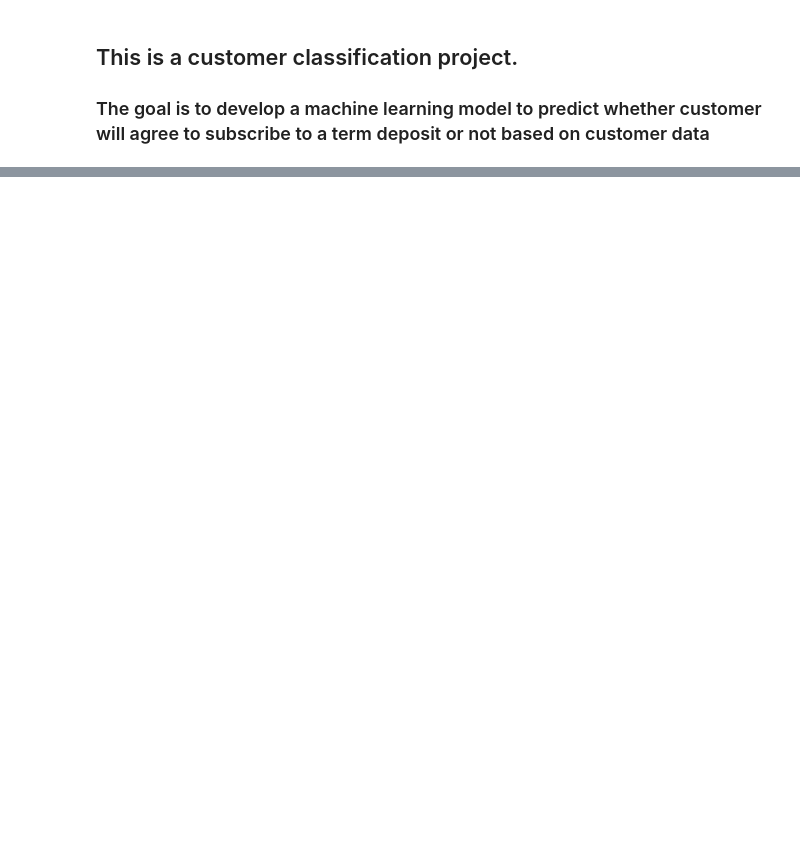
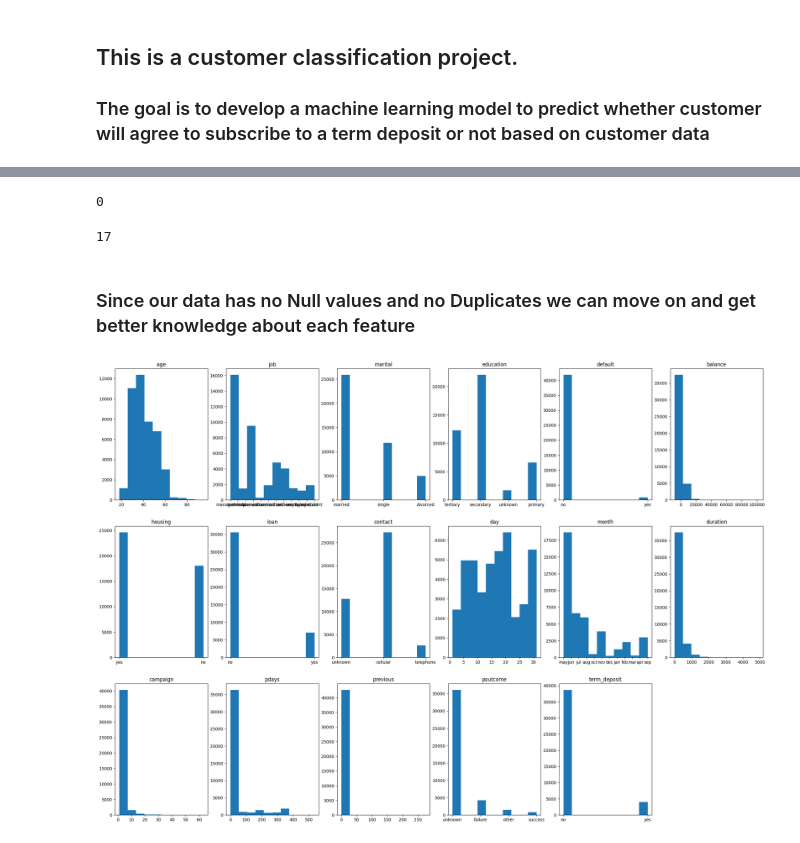
Before and after one commit to AlexGalich/banking_customer_promotion, a Jupyter notebook: Customer_classification.ipynb, the cells around one changed output, grey strips where cells are left out. Cells and saved outputs as stored; diff of their text form; code cells hidden in the pictures; blank space fills up the shorter version.

```diff
--- a/Customer_classification.ipynb
+++ b/Customer_classification.ipynb
@@ -24,0 +6,7 @@ data_shuffled
+# %%
+import pandas as pd
+import matplotlib.pyplot as plt
+import numpy as np
+# Loading the dataset
+data = pd.read_csv('BankCustomerData.csv')
+data
@@ -24,0 +82,32 @@ data_shuffled
+# %%
+# Check for duplicates
+data.duplicated().sum()
+# %% [output]
+0
+# %%
+len(data.columns)
+# %% [output]
+17
+# %% [markdown]
+### Since our data has no Null values and no Duplicates we can move on and get better knowledge about each feature
+# %%
+# creating a function to see distribution of all features
+def plot_distributions(df):
+    plt.figure(figsize=(28,40))
+    b = 0
+    for i in df.columns:
+        b+=1
+        plt.subplot(6,6,b)
+        plt.hist(df[i])
+        plt.title(i)
+
+# create function to visualize distribution of one feature
+def plot_idividual( column_name,df= data):
+    plt.figure(figsize=(15,10))
+    plt.hist(df[column_name])
+    plt.title(column_name)
+# %%
+# Plot distibutio of features
+plot_distributions(data)
+# %% [output]
+[figure, added]
```
Also changed, not shown: parts of 48 cells of this notebook.
